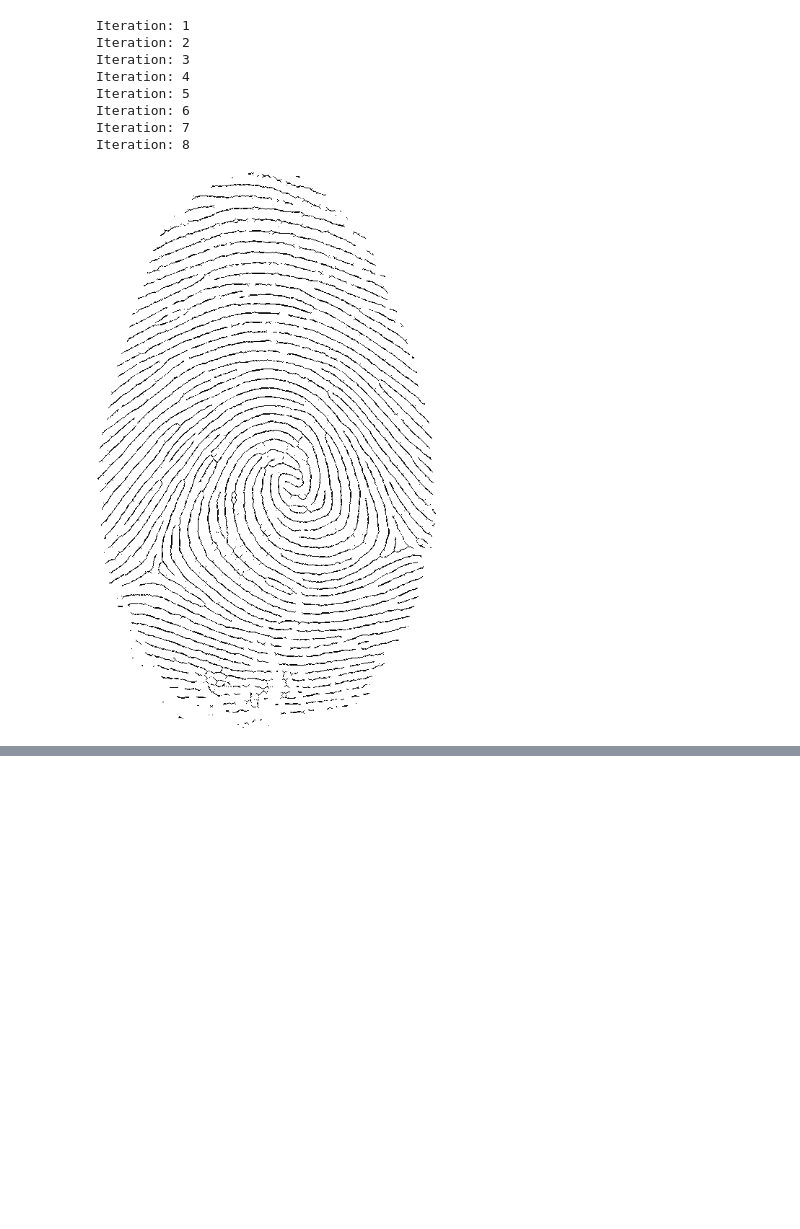
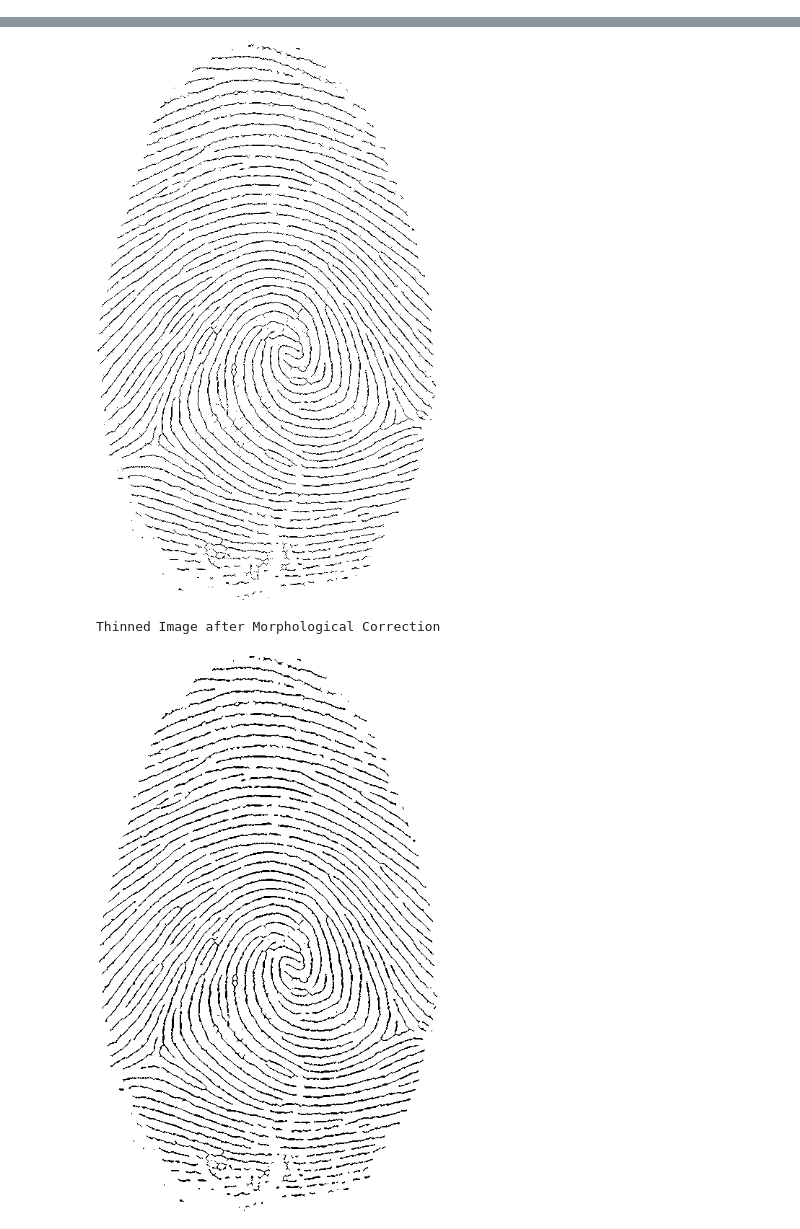
Before and after one commit to FilipLangiewicz/Fingerprints, a Jupyter notebook: morphology.ipynb, the cells around one changed output, grey strips where cells are left out. Cells and saved outputs as stored; diff of their text form; code cells hidden in the pictures; blank space fills up the shorter version.

```diff
--- a/morphology.ipynb
+++ b/morphology.ipynb
@@ -24,19 +138,0 @@ img
-# %%
-skeleton = morphology_thinning(farray, show = True)
-skeleton[skeleton == 0] = 255
-skeleton[skeleton == 1] = 0
-
-
-skeleton = skeleton.astype(np.uint8)
-img = Image.fromarray(skeleton)
-img
-# %% [output]
-Iteration: 1
-Iteration: 2
-Iteration: 3
-Iteration: 4
-Iteration: 5
-Iteration: 6
-Iteration: 7
-Iteration: 8
-[figure, removed]
@@ -42,0 +143,9 @@ Iteration: 8
+# %%
+tester = 'test_data/tester.bmp'
+skeleton = perform_thinning(path=tester,
+                            show_by_iterations=False,
+                            show=True,
+                            algorithm='morphology',
+                            correct_original=False,
+                            correct_thinning=True)
+# %% [output]
@@ -42,0 +164,3 @@ Iteration: 8
+[figure, added]
+Thinned Image after Morphological Correction
+[figure, added]
```
Also changed, not shown: parts of 12 cells of this notebook, 5 other files.
